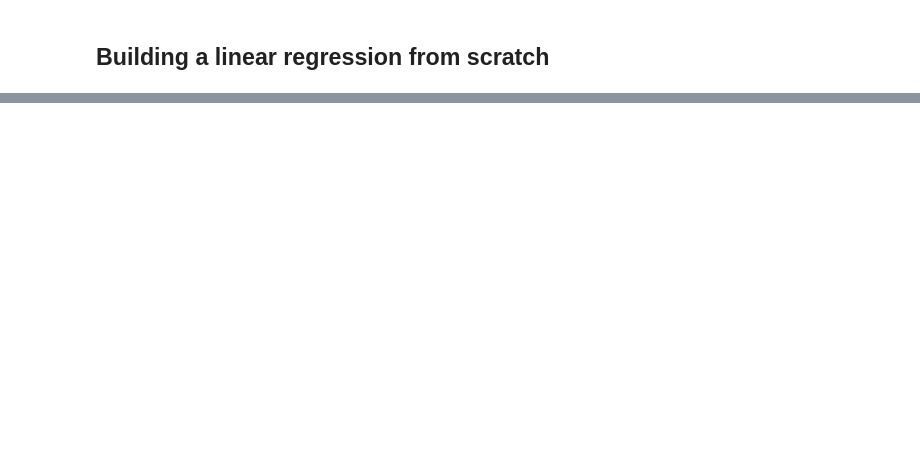
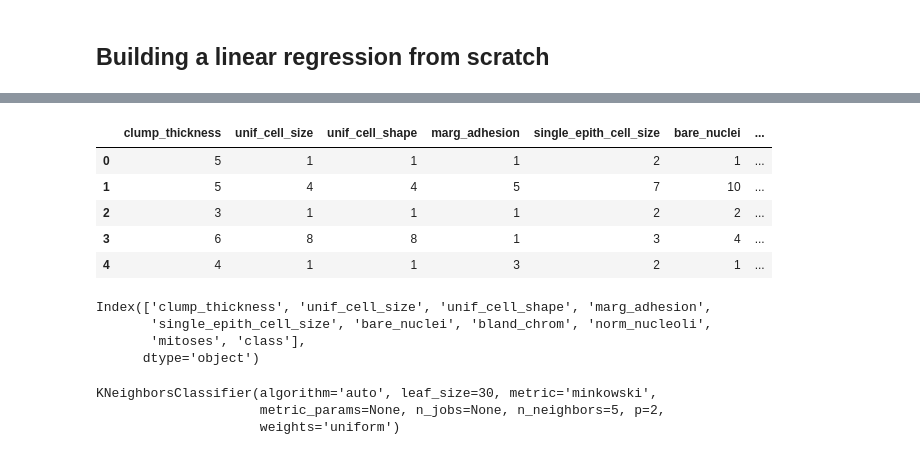
Before and after one commit to emetowinner/DataScience, a Jupyter notebook: DSN 70DaysOfML/DSN 70DaysOfML.ipynb, the cells around one changed output, grey strips where cells are left out. Cells and saved outputs as stored; diff of their text form; code cells hidden in the pictures; blank space fills up the shorter version.

```diff
--- a/DSN 70DaysOfML/DSN 70DaysOfML.ipynb
+++ b/DSN 70DaysOfML/DSN 70DaysOfML.ipynb
@@ -270,0 +167,22 @@ plt.show()
+# %%
+##=================================================
+
+df = pd.read_csv("breast-cancer-wisconsin.data")
+df.replace('?',-99999, inplace=True)
+df.drop(['id'],1,inplace=True)
+df.drop(['Unnamed: 11'],1,inplace=True)
+df.head()
+# %% [output]
+|  | clump_thickness | unif_cell_size | unif_cell_shape | marg_adhesion | single_epith_cell_size | bare_nuclei | ... |
+| 0 | 5 | 1 | 1 | 1 | 2 | 1 | ... |
+| 1 | 5 | 4 | 4 | 5 | 7 | 10 | ... |
+| 2 | 3 | 1 | 1 | 1 | 2 | 2 | ... |
+| 3 | 6 | 8 | 8 | 1 | 3 | 4 | ... |
+| 4 | 4 | 1 | 1 | 3 | 2 | 1 | ... |
+# %%
+df.columns
+# %% [output]
+Index(['clump_thickness', 'unif_cell_size', 'unif_cell_shape', 'marg_adhesion',
+       'single_epith_cell_size', 'bare_nuclei', 'bland_chrom', 'norm_nucleoli',
+       'mitoses', 'class'],
+      dtype='object')
@@ -270,0 +196,6 @@ plt.show()
+# %%
+clf.fit(X_train,y_train)
+# %% [output]
+KNeighborsClassifier(algorithm='auto', leaf_size=30, metric='minkowski',
+                     metric_params=None, n_jobs=None, n_neighbors=5, p=2,
+                     weights='uniform')
```
Also changed, not shown: parts of 22 cells of this notebook, 1 other file.
